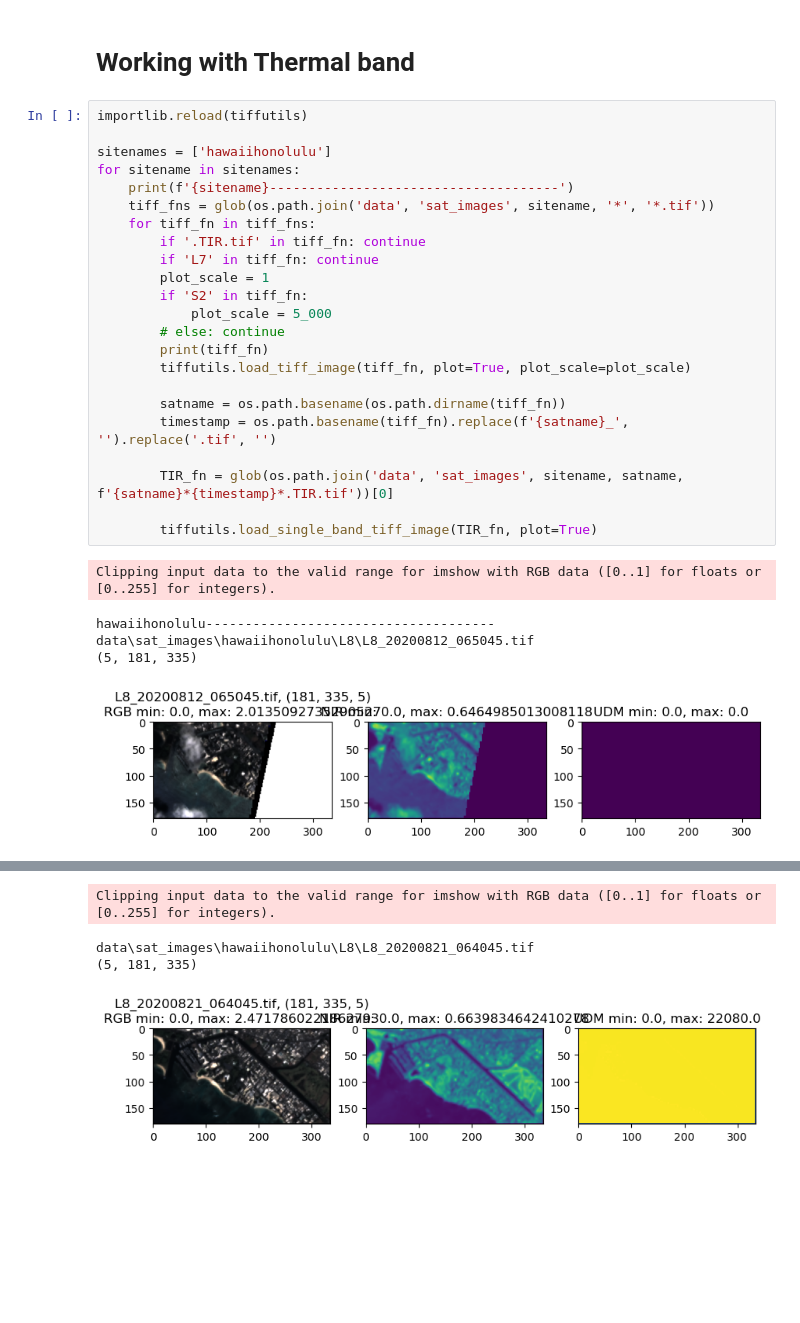
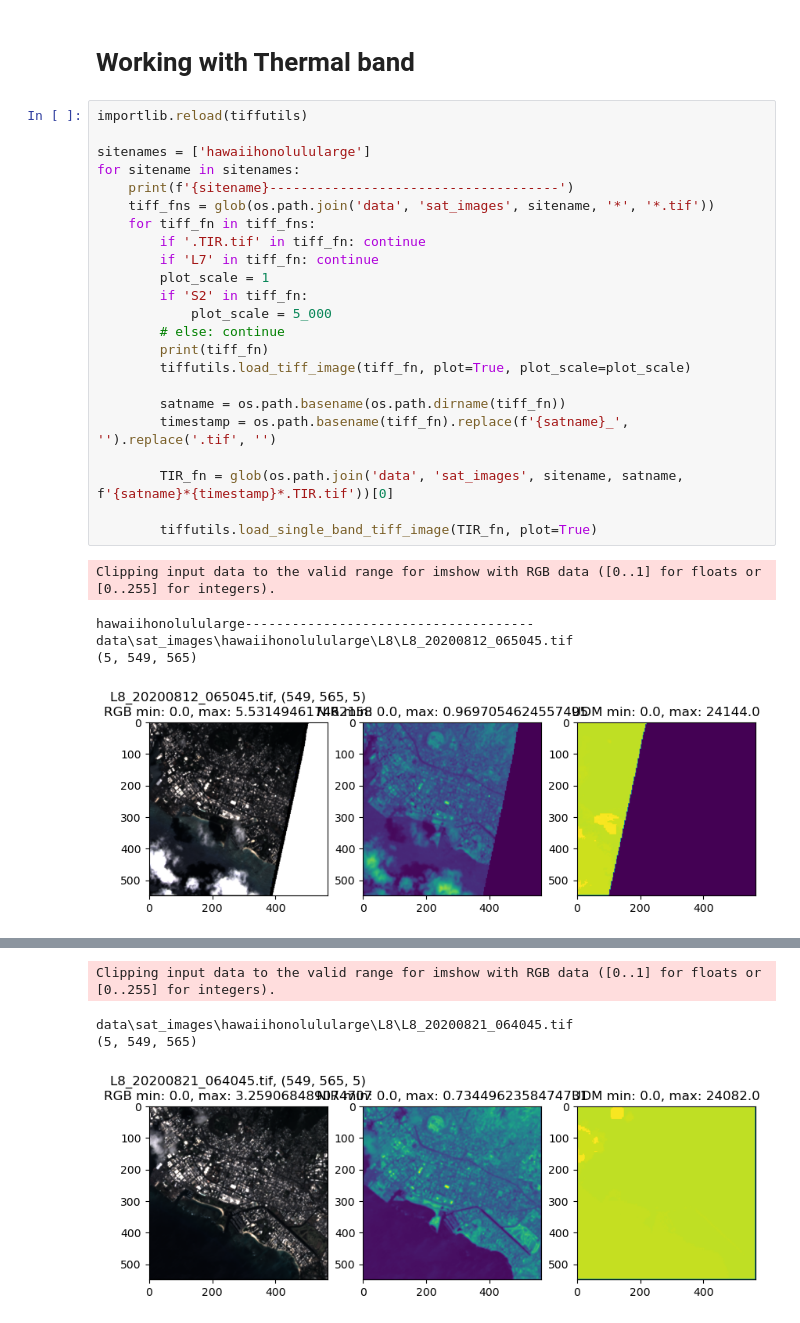
Before and after one commit to Coastal-Research-Collaborative/geedownload, a Jupyter notebook: experimenting_with_other_bands.ipynb, the cells around one changed output, grey strips where cells are left out. Saved outputs shown, nothing was run; the diff lists cells and outputs as text; blank space fills up the shorter version.

```diff
--- a/experimenting_with_other_bands.ipynb
+++ b/experimenting_with_other_bands.ipynb
@@ -13,29 +13,29 @@ data_dir = os.path.join('data')
 # %%
 importlib.reload(tiffutils)
 
-sitenames = ['hawaiihonolulu']
+sitenames = ['hawaiihonolulularge']
 for sitename in sitenames:
     print(f'{sitename}-------------------------------------')
     tiff_fns = glob(os.path.join('data', 'sat_images', sitename, '*', '*.tif'))
     for tiff_fn in tiff_fns:
         if '.TIR.tif' in tiff_fn: continue
         if 'L7' in tiff_fn: continue
         plot_scale = 1
         if 'S2' in tiff_fn:
             plot_scale = 5_000
         # else: continue
         print(tiff_fn)
         tiffutils.load_tiff_image(tiff_fn, plot=True, plot_scale=plot_scale)
 
         satname = os.path.basename(os.path.dirname(tiff_fn))
         timestamp = os.path.basename(tiff_fn).replace(f'{satname}_', '').replace('.tif', '')
 
         TIR_fn = glob(os.path.join('data', 'sat_images', sitename, satname, f'{satname}*{timestamp}*.TIR.tif'))[0]
 
         tiffutils.load_single_band_tiff_image(TIR_fn, plot=True)
 # %% [output]
 Clipping input data to the valid range for imshow with RGB data ([0..1] for floats or [0..255] for integers).
-hawaiihonolulu-------------------------------------
-data\sat_images\hawaiihonolulu\L8\L8_20200812_065045.tif
-(5, 181, 335)
+hawaiihonolulularge-------------------------------------
+data\sat_images\hawaiihonolulularge\L8\L8_20200812_065045.tif
+(5, 549, 565)
-[figure, old version]
+[figure, new version]
@@ -43,4 +43,4 @@ data\sat_images\hawaiihonolulu\L8\L8_20200812_065045.tif
 Clipping input data to the valid range for imshow with RGB data ([0..1] for floats or [0..255] for integers).
-data\sat_images\hawaiihonolulu\L8\L8_20200821_064045.tif
-(5, 181, 335)
+data\sat_images\hawaiihonolulularge\L8\L8_20200821_064045.tif
+(5, 549, 565)
-[figure, old version]
+[figure, new version]
```
Also changed, not shown: parts of 1 cell of this notebook, 1 other file.
